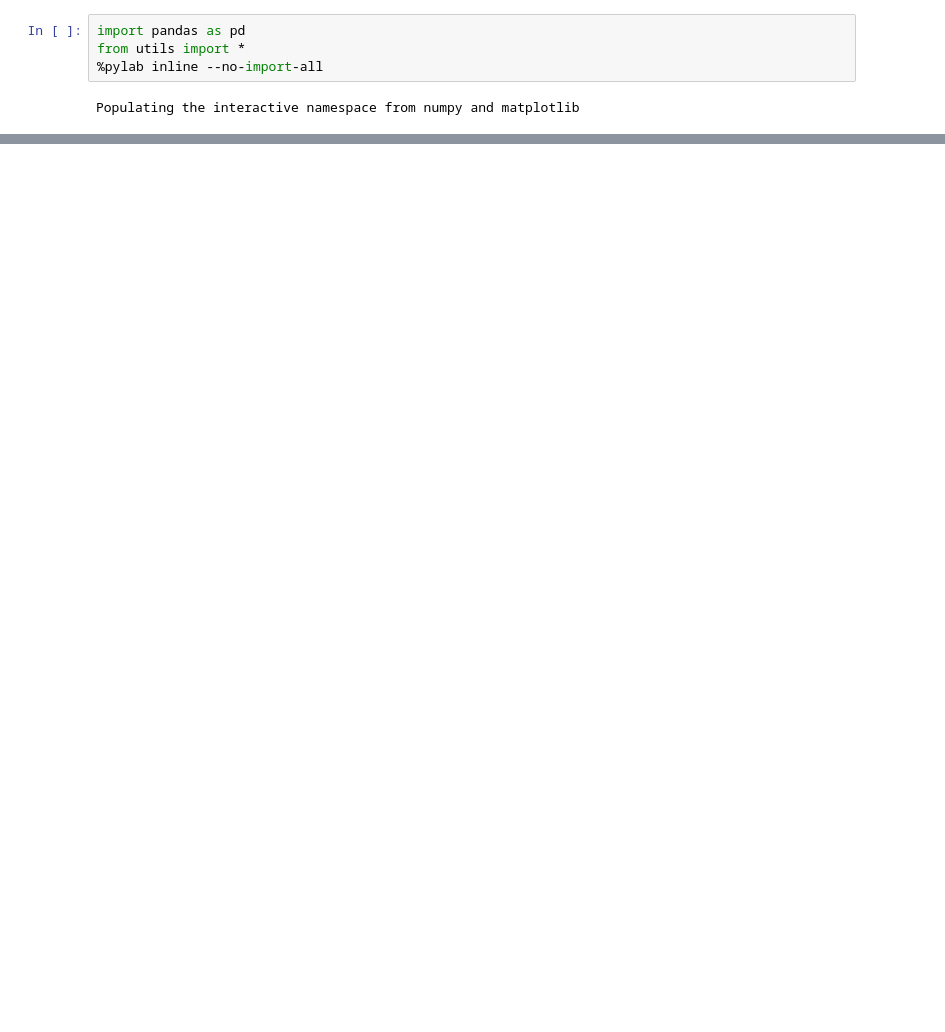
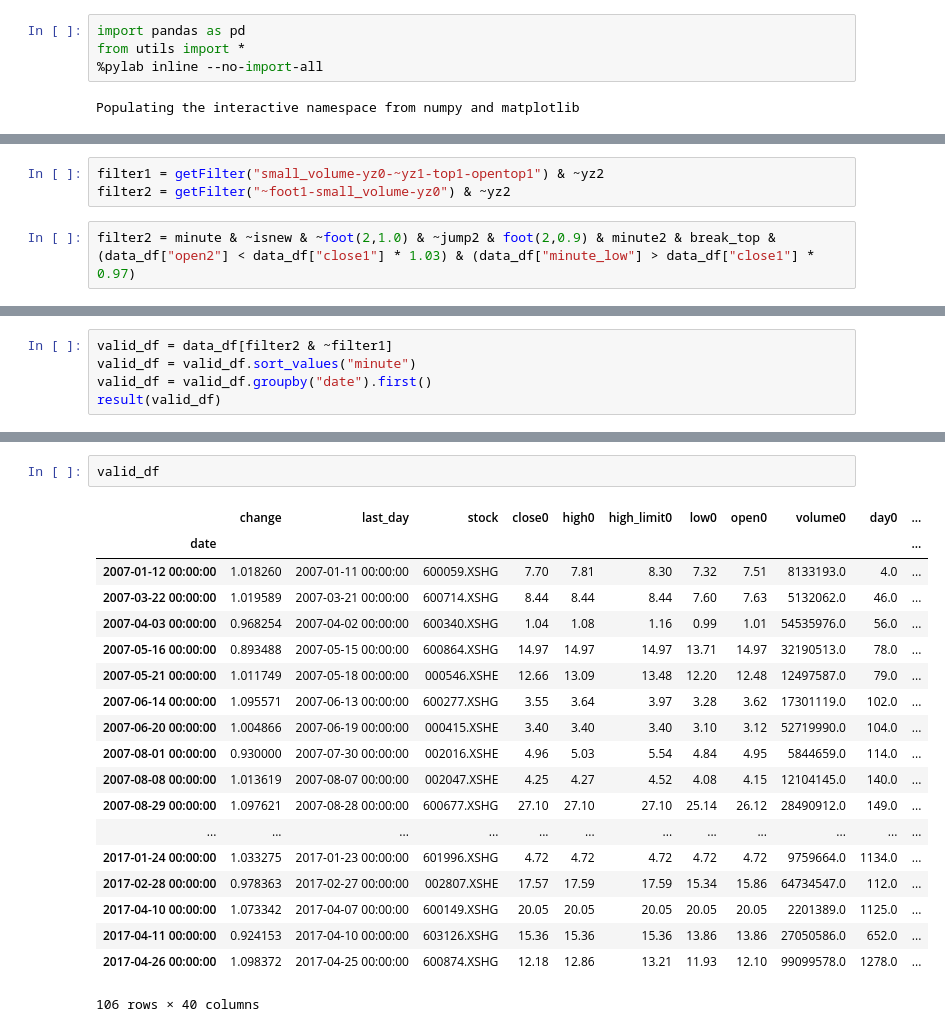
Before and after one commit to StockFucker/top, a Jupyter notebook: strategy.ipynb, the cells around one changed output, grey strips where cells are left out. Drawn from its saved outputs; the diff is of its cells as text; blank space fills up the shorter version.

```diff
--- a/strategy.ipynb
+++ b/strategy.ipynb
@@ -21,3 +16,8 @@ filter1 = yz1 & jump2 & ~opentop2 & foot2 & minute & ~isnew & recent(2,data_df)
+# %%
+filter1 = getFilter("small_volume-yz0-~yz1-top1-opentop1") & ~yz2
+filter2 = getFilter("~foot1-small_volume-yz0") & ~yz2
+# %%
+filter2 = minute & ~isnew & ~foot(2,1.0) & ~jump2 & foot(2,0.9) & minute2 & break_top & (data_df["open2"] < data_df["close1"] * 1.03) & (data_df["minute_low"] > data_df["close1"] * 0.97)
 # %%
 valid_df = data_df[filter1]
 valid_df = valid_df.sort_values("minute")
@@ -85,0 +59,5 @@ invalid_df
+# %%
+valid_df = data_df[filter2 & ~filter1]
+valid_df = valid_df.sort_values("minute")
+valid_df = valid_df.groupby("date").first()
+result(valid_df)
@@ -85,0 +77,22 @@ invalid_df
+# %%
+valid_df
+# %% [output]
+|  | change | last_day | stock | close0 | high0 | high_limit0 | low0 | open0 | volume0 | day0 | ... |
+| date |  |  |  |  |  |  |  |  |  |  | ... |
+| 2007-01-12 00:00:00 | 1.018260 | 2007-01-11 00:00:00 | 600059.XSHG | 7.70 | 7.81 | 8.30 | 7.32 | 7.51 | 8133193.0 | 4.0 | ... |
+| 2007-03-22 00:00:00 | 1.019589 | 2007-03-21 00:00:00 | 600714.XSHG | 8.44 | 8.44 | 8.44 | 7.60 | 7.63 | 5132062.0 | 46.0 | ... |
+| 2007-04-03 00:00:00 | 0.968254 | 2007-04-02 00:00:00 | 600340.XSHG | 1.04 | 1.08 | 1.16 | 0.99 | 1.01 | 54535976.0 | 56.0 | ... |
+| 2007-05-16 00:00:00 | 0.893488 | 2007-05-15 00:00:00 | 600864.XSHG | 14.97 | 14.97 | 14.97 | 13.71 | 14.97 | 32190513.0 | 78.0 | ... |
+| 2007-05-21 00:00:00 | 1.011749 | 2007-05-18 00:00:00 | 000546.XSHE | 12.66 | 13.09 | 13.48 | 12.20 | 12.48 | 12497587.0 | 79.0 | ... |
+| 2007-06-14 00:00:00 | 1.095571 | 2007-06-13 00:00:00 | 600277.XSHG | 3.55 | 3.64 | 3.97 | 3.28 | 3.62 | 17301119.0 | 102.0 | ... |
+| 2007-06-20 00:00:00 | 1.004866 | 2007-06-19 00:00:00 | 000415.XSHE | 3.40 | 3.40 | 3.40 | 3.10 | 3.12 | 52719990.0 | 104.0 | ... |
+| 2007-08-01 00:00:00 | 0.930000 | 2007-07-30 00:00:00 | 002016.XSHE | 4.96 | 5.03 | 5.54 | 4.84 | 4.95 | 5844659.0 | 114.0 | ... |
+| 2007-08-08 00:00:00 | 1.013619 | 2007-08-07 00:00:00 | 002047.XSHE | 4.25 | 4.27 | 4.52 | 4.08 | 4.15 | 12104145.0 | 140.0 | ... |
+| 2007-08-29 00:00:00 | 1.097621 | 2007-08-28 00:00:00 | 600677.XSHG | 27.10 | 27.10 | 27.10 | 25.14 | 26.12 | 28490912.0 | 149.0 | ... |
+| ... | ... | ... | ... | ... | ... | ... | ... | ... | ... | ... | ... |
+| 2017-01-24 00:00:00 | 1.033275 | 2017-01-23 00:00:00 | 601996.XSHG | 4.72 | 4.72 | 4.72 | 4.72 | 4.72 | 9759664.0 | 1134.0 | ... |
+| 2017-02-28 00:00:00 | 0.978363 | 2017-02-27 00:00:00 | 002807.XSHE | 17.57 | 17.59 | 17.59 | 15.34 | 15.86 | 64734547.0 | 112.0 | ... |
+| 2017-04-10 00:00:00 | 1.073342 | 2017-04-07 00:00:00 | 600149.XSHG | 20.05 | 20.05 | 20.05 | 20.05 | 20.05 | 2201389.0 | 1125.0 | ... |
+| 2017-04-11 00:00:00 | 0.924153 | 2017-04-10 00:00:00 | 603126.XSHG | 15.36 | 15.36 | 15.36 | 13.86 | 13.86 | 27050586.0 | 652.0 | ... |
+| 2017-04-26 00:00:00 | 1.098372 | 2017-04-25 00:00:00 | 600874.XSHG | 12.18 | 12.86 | 13.21 | 11.93 | 12.10 | 99099578.0 | 1278.0 | ... |
+106 rows × 40 columns
```
Also changed, not shown: parts of 9 cells of this notebook, 15 other files.
